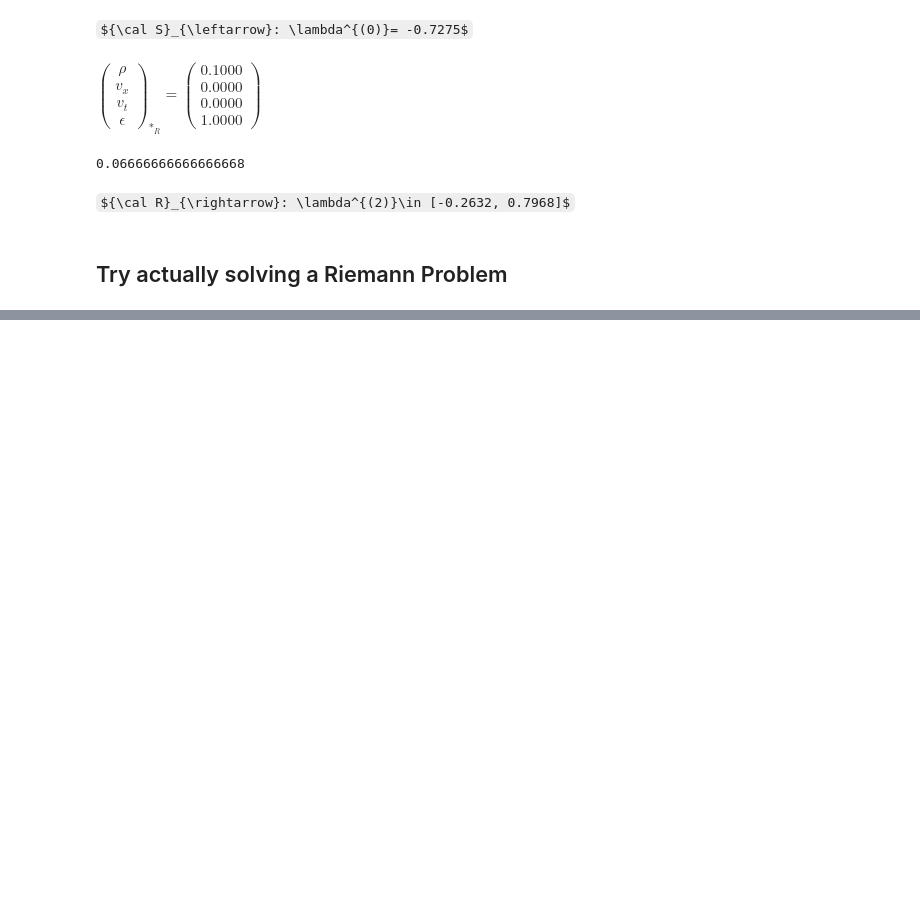
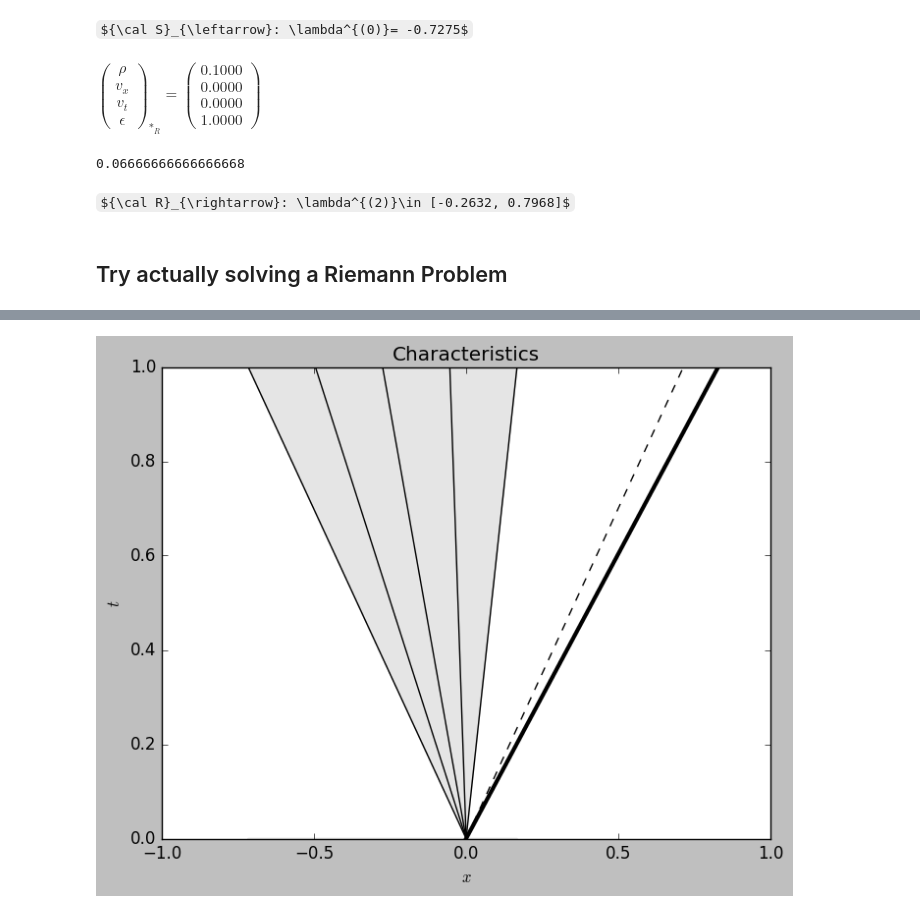
Before and after one commit to harpolea/r3d2, a Jupyter notebook: Riemann-Problem-Testing.ipynb, the cells around one changed output, grey strips where cells are left out. Cells and saved outputs as stored; diff of their text form; code cells hidden in the pictures; some formulas as TeX source; blank space fills up the shorter version.

```diff
--- a/Riemann-Problem-Testing.ipynb
+++ b/Riemann-Problem-Testing.ipynb
@@ -61,0 +73,19 @@ $\begin{cases} \begin{pmatrix} \rho \\ v_x \\ v_t \\ \epsilon \end{pmatrix}_{L}
+# %%
+eos = eos_defns.eos_gamma_law(5.0/3.0)
+test_1_w_left = SR1d.State(10.0, 0.0, 0.0, 2.0, eos, label="L")
+test_1_w_right = SR1d.State(1.0, 0.0, 0.0, 1.5e-6, eos, label="R")
+test_1_rp = SR1d.RP(test_1_w_left, test_1_w_right)
+test_2_w_left = SR1d.State(1.0, 0.0, 0.0, 1500.0, eos, label="L")
+test_2_w_right = SR1d.State(1.0, 0.0, 0.0, 1.5e-2, eos, label="R")
+test_2_rp = SR1d.RP(test_2_w_left, test_2_w_right)
+test_3_w_left = SR1d.State(1.0, 0.0, 0.0, 1500, eos, label="L")
+test_3_w_right = SR1d.State(1.0, 0.0, 0.99, 0.015, eos, label="R")
+test_3_rp = SR1d.RP(test_3_w_left, test_3_w_right)
+test_4_w_left = SR1d.State(1.0, 0.0, 0.9, 1500, eos, label="L")
+test_4_w_right = SR1d.State(1.0, 0.0, 0.9, 0.015, eos, label="R")
+test_4_rp = SR1d.RP(test_4_w_left, test_4_w_right);
+# %%
+display(test_1_rp)
+display_svg(test_1_rp)
+# %% [output]
+[figure, added]
```
Also changed, not shown: parts of 11 cells of this notebook, 1 other file.
